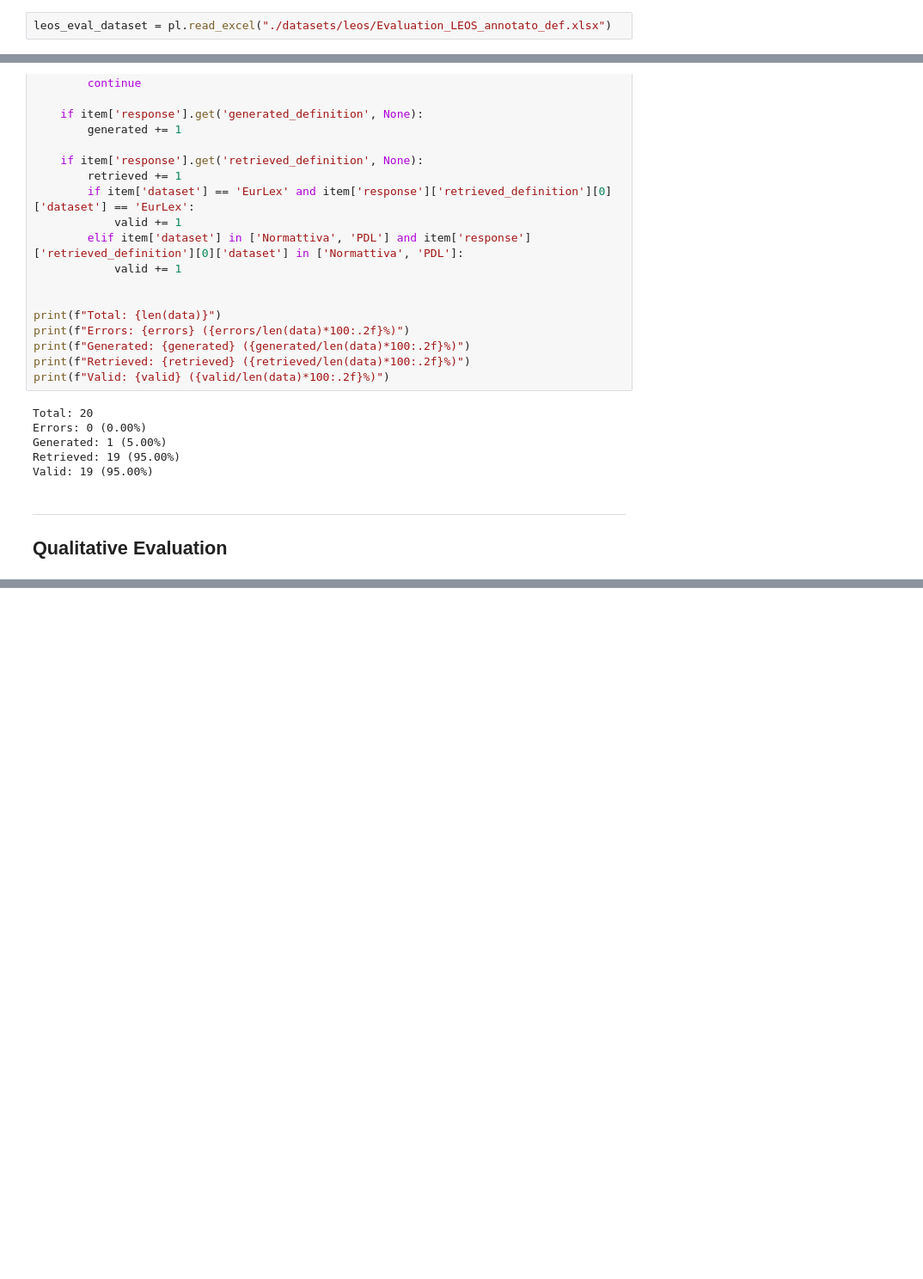
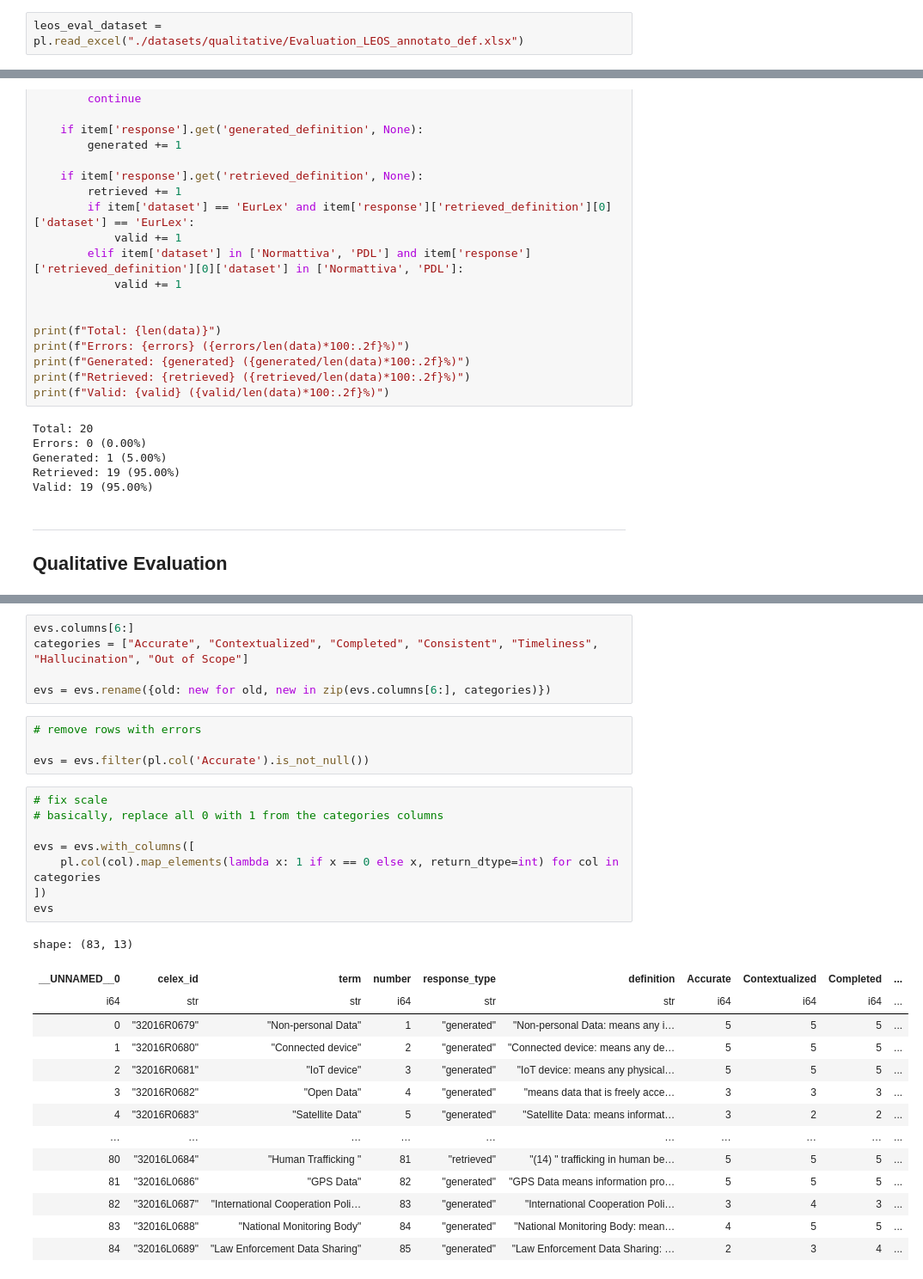
Before and after one commit to leonardozilli/LegislativeDefinitionsAgent, a Jupyter notebook: evaluation/evaluation.ipynb, the cells around one changed output, grey strips where cells are left out. Shown at 86% size. Cells and saved outputs as stored; diff of their text form; blank space fills up the shorter version.

```diff
--- a/evaluation/evaluation.ipynb
+++ b/evaluation/evaluation.ipynb
@@ -21,5 +21,5 @@ print(definendums_list)
 # %%
-leos_eval_dataset = pl.read_excel("./datasets/leos/Evaluation_LEOS_annotato_def.xlsx")
+leos_eval_dataset = pl.read_excel("./datasets/qualitative/Evaluation_LEOS_annotato_def.xlsx")
 # %%
 leos_dict = leos_eval_dataset.select(["CELEX", "Definition"]).rename({"CELEX": "CELEX_ID", "Definition": "Term"}).to_dicts()
 # %%
@@ -1336,0 +1160,32 @@ dimensions = {
+# %%
+evs.columns[6:]
+categories = ["Accurate", "Contextualized", "Completed", "Consistent", "Timeliness", "Hallucination", "Out of Scope"]
+
+evs = evs.rename({old: new for old, new in zip(evs.columns[6:], categories)})
+# %%
+# remove rows with errors
+
+evs = evs.filter(pl.col('Accurate').is_not_null())
+# %%
+# fix scale
+# basically, replace all 0 with 1 from the categories columns
+
+evs = evs.with_columns([
+    pl.col(col).map_elements(lambda x: 1 if x == 0 else x, return_dtype=int) for col in categories
+])
+evs
+# %% [output]
+shape: (83, 13)
+| __UNNAMED__0 | celex_id | term | number | response_type | definition | Accurate | Contextualized | Completed | ... |
+| i64 | str | str | i64 | str | str | i64 | i64 | i64 | ... |
+| 0 | "32016R0679" | "Non-personal Data" | 1 | "generated" | "Non-personal Data: means any i… | 5 | 5 | 5 | ... |
+| 1 | "32016R0680" | "Connected device" | 2 | "generated" | "Connected device: means any de… | 5 | 5 | 5 | ... |
+| 2 | "32016R0681" | "IoT device" | 3 | "generated" | "IoT device: means any physical… | 5 | 5 | 5 | ... |
+| 3 | "32016R0682" | "Open Data" | 4 | "generated" | "means data that is freely acce… | 3 | 3 | 3 | ... |
+| 4 | "32016R0683" | "Satellite Data" | 5 | "generated" | "Satellite Data: means informat… | 3 | 2 | 2 | ... |
+| … | … | … | … | … | … | … | … | … | ... |
+| 80 | "32016L0684" | "Human Trafficking " | 81 | "retrieved" | "(14) " trafficking in human be… | 5 | 5 | 5 | ... |
+| 81 | "32016L0686" | "GPS Data" | 82 | "generated" | "GPS Data means information pro… | 5 | 5 | 5 | ... |
+| 82 | "32016L0687" | "International Cooperation Poli… | 83 | "generated" | "International Cooperation Poli… | 3 | 4 | 3 | ... |
+| 83 | "32016L0688" | "National Monitoring Body" | 84 | "generated" | "National Monitoring Body: mean… | 4 | 5 | 5 | ... |
+| 84 | "32016L0689" | "Law Enforcement Data Sharing" | 85 | "generated" | "Law Enforcement Data Sharing: … | 2 | 3 | 4 | ... |
```
Also changed, not shown: parts of 20 cells of this notebook, 47 other files.
